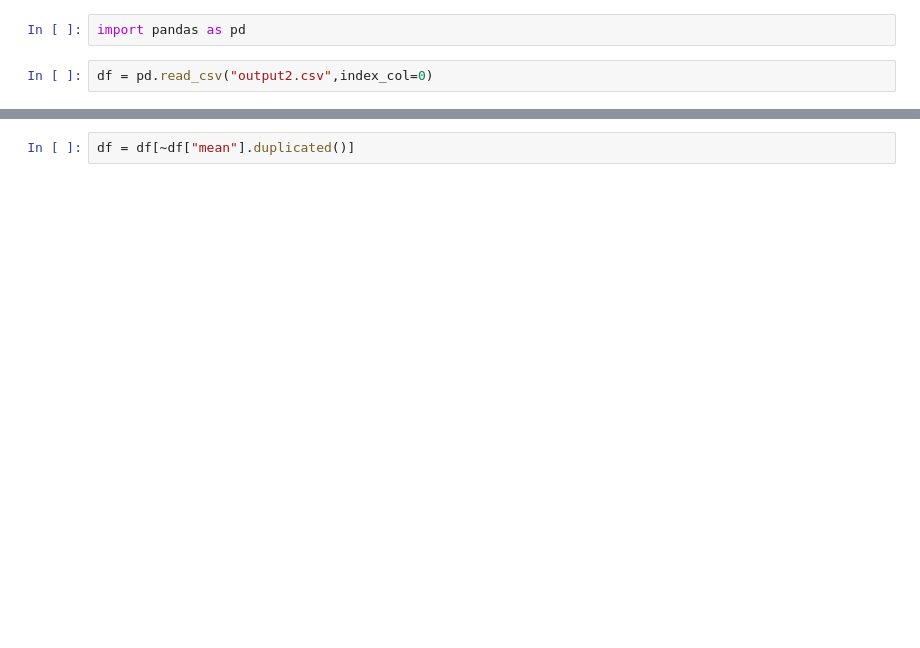
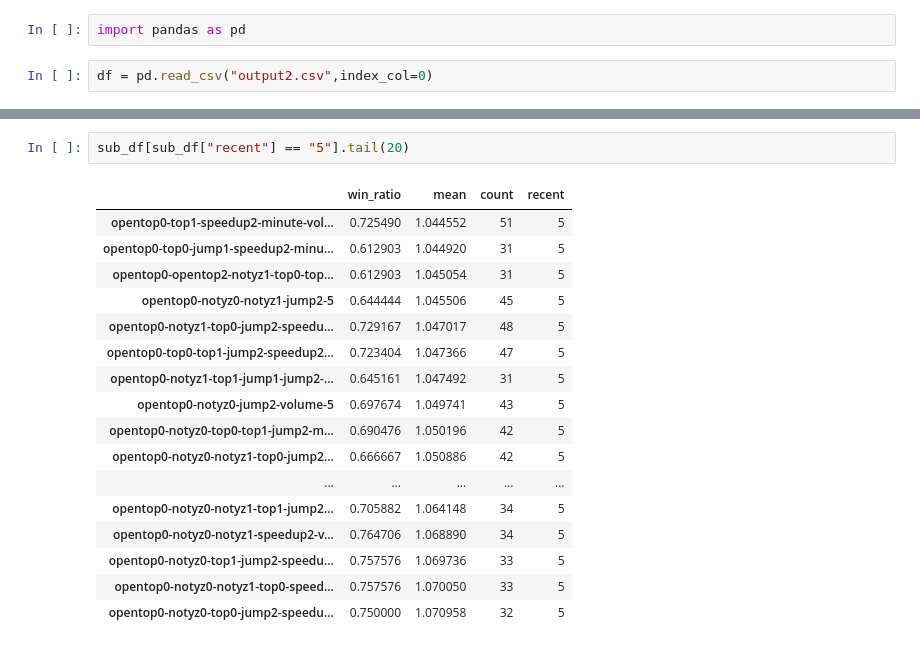
Before and after one commit to StockFucker/top, a Jupyter notebook: top.ipynb, the cells around one changed output, grey strips where cells are left out. Drawn from its saved outputs; the diff is of its cells as text; blank space fills up the shorter version.

```diff
--- a/top.ipynb
+++ b/top.ipynb
@@ -66,2 +51,20 @@ sub_df.tail(100)
-# %%
-df = df[~df["mean"].duplicated()]
+# %%
+sub_df[sub_df["recent"] == "5"].tail(20)
+# %% [output]
+|  | win_ratio | mean | count | recent |
+| opentop0-top1-speedup2-minute-vol... | 0.725490 | 1.044552 | 51 | 5 |
+| opentop0-top0-jump1-speedup2-minu... | 0.612903 | 1.044920 | 31 | 5 |
+| opentop0-opentop2-notyz1-top0-top... | 0.612903 | 1.045054 | 31 | 5 |
+| opentop0-notyz0-notyz1-jump2-5 | 0.644444 | 1.045506 | 45 | 5 |
+| opentop0-notyz1-top0-jump2-speedu... | 0.729167 | 1.047017 | 48 | 5 |
+| opentop0-top0-top1-jump2-speedup2... | 0.723404 | 1.047366 | 47 | 5 |
+| opentop0-notyz1-top1-jump1-jump2-... | 0.645161 | 1.047492 | 31 | 5 |
+| opentop0-notyz0-jump2-volume-5 | 0.697674 | 1.049741 | 43 | 5 |
+| opentop0-notyz0-top0-top1-jump2-m... | 0.690476 | 1.050196 | 42 | 5 |
+| opentop0-notyz0-notyz1-top0-jump2... | 0.666667 | 1.050886 | 42 | 5 |
+| ... | ... | ... | ... | ... |
+| opentop0-notyz0-notyz1-top1-jump2... | 0.705882 | 1.064148 | 34 | 5 |
+| opentop0-notyz0-notyz1-speedup2-v... | 0.764706 | 1.068890 | 34 | 5 |
+| opentop0-notyz0-top1-jump2-speedu... | 0.757576 | 1.069736 | 33 | 5 |
+| opentop0-notyz0-notyz1-top0-speed... | 0.757576 | 1.070050 | 33 | 5 |
+| opentop0-notyz0-top0-jump2-speedu... | 0.750000 | 1.070958 | 32 | 5 |
```
Also changed, not shown: parts of 7 cells of this notebook, 1 other file.
